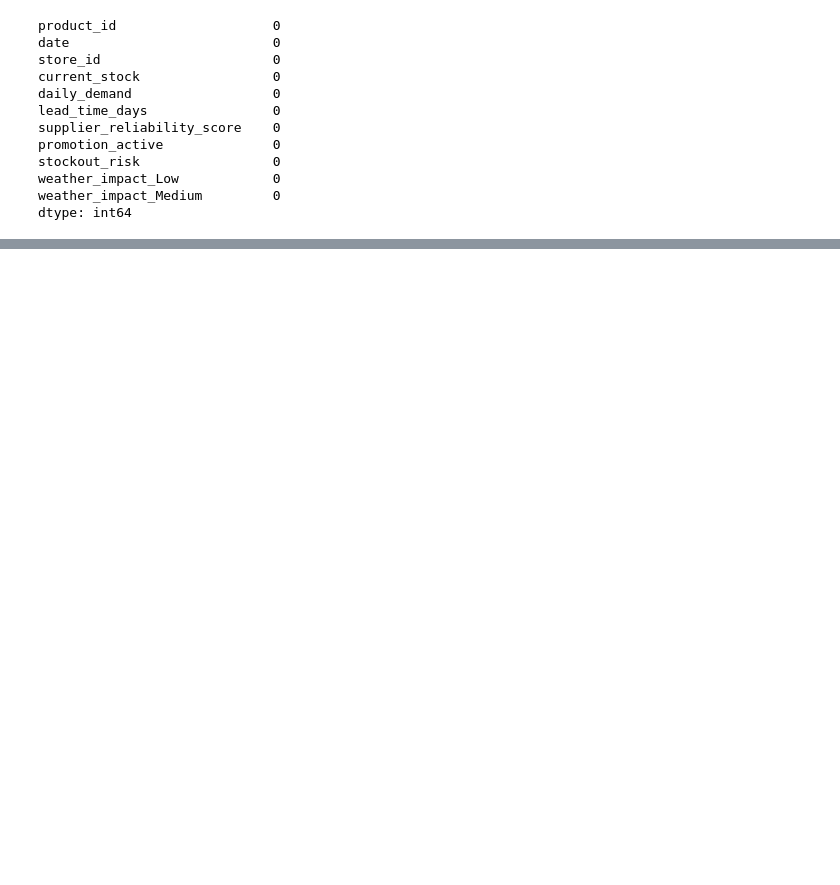
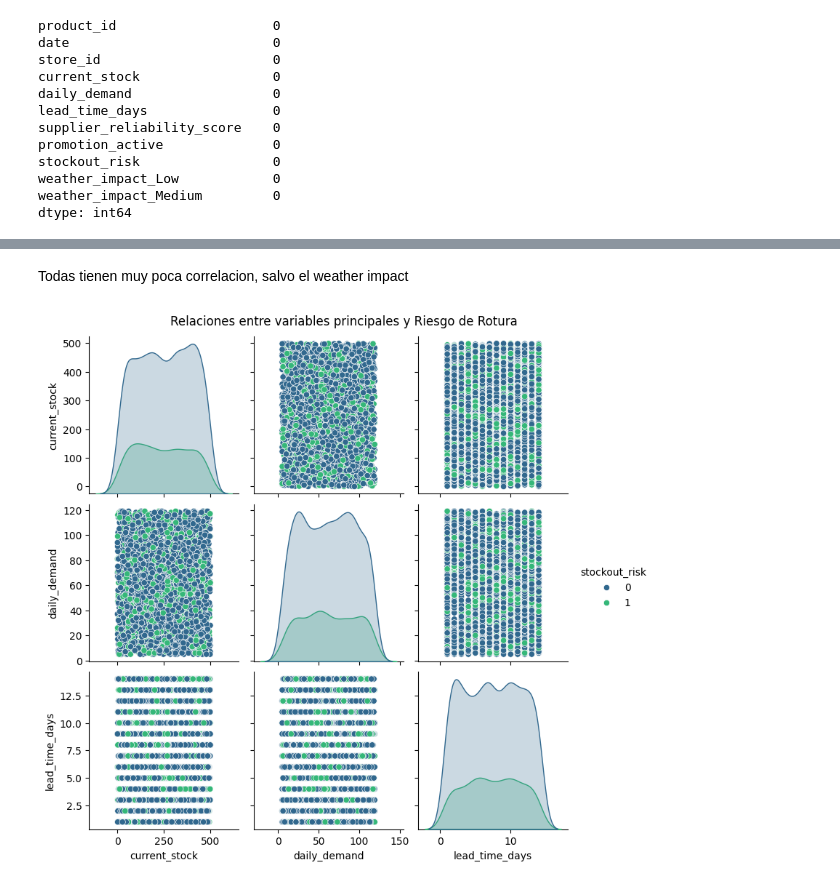
Before and after one commit to eduardoh1973/Proyecto_M_L_Eduardo, a Jupyter notebook: notebooks/limpiezaEDA.ipynb, the cells around one changed output, grey strips where cells are left out. Cells and saved outputs as stored; diff of their text form; code cells hidden in the pictures; blank space fills up the shorter version.

```diff
--- a/notebooks/limpiezaEDA.ipynb
+++ b/notebooks/limpiezaEDA.ipynb
@@ -79,0 +94,11 @@ print("Archivo limpio en data/processed/inventory_ready_for_model.csv")
+# %% [markdown]
+Todas tienen muy poca correlacion, salvo el weather impact
+# %%
+columnas_interes = ['current_stock', 'daily_demand', 'lead_time_days', 'stockout_risk']
+
+sns.pairplot(df[columnas_interes], hue='stockout_risk', palette='viridis', diag_kind='kde')
+
+plt.suptitle('Relaciones entre variables principales y Riesgo de Rotura', y=1.02)
+plt.show()
+# %% [output]
+[figure, added]
```
Also changed, not shown: parts of 6 cells of this notebook, 5 other files.
